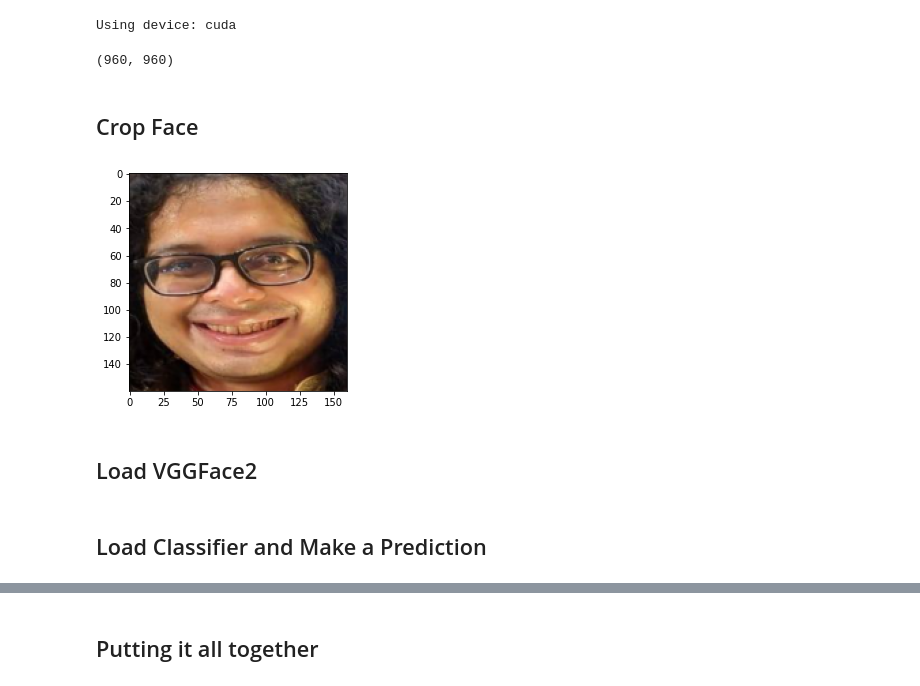
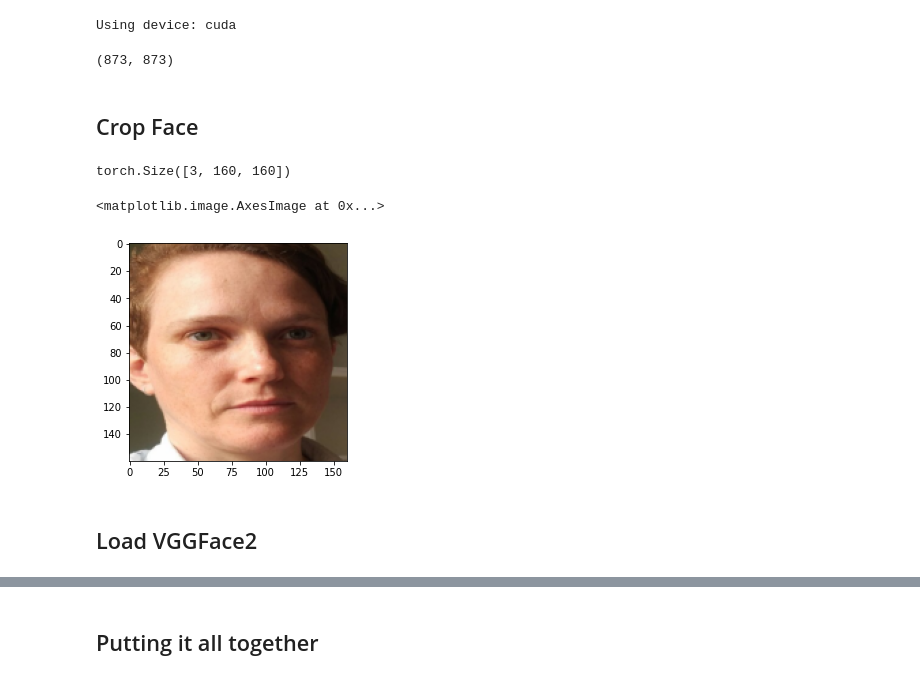
Before and after one commit to rohanfaiyazkhan/deeplearningproject, a Jupyter notebook: vggface2_and_lime.ipynb, the cells around one changed output, grey strips where cells are left out. Cells and saved outputs as stored; diff of their text form; code cells hidden in the pictures.

```diff
--- a/vggface2_and_lime.ipynb
+++ b/vggface2_and_lime.ipynb
@@ -19,12 +19,12 @@ print('Using device:', device)
 # %% [output]
 Using device: cuda
 # %%
-path_to_img = r'./rohan.jpg'
+path_to_img = r'./sample_images/sample_2.jpg'
 
 img = Image.open(path_to_img)
 
 img.size
 # %% [output]
-(960, 960)
+(873, 873)
 # %% [markdown]
 ## Crop Face
@@ -40,15 +30,0 @@ faces = mtcnn(img)
-# %%
-# Visualize
-num_faces = len(faces)
-
-if num_faces > 1:
-    fig, axes = plt.subplots(1, len(faces))
-
-    for face, ax in zip(faces, axes):
-        ax.imshow(face.permute(1, 2, 0).int().numpy())
-        ax.axis('off')
-    fig.show()
-elif num_faces == 1:
-    plt.imshow(faces[0].permute(1, 2, 0).int().numpy())
-# %% [output]
-[figure, removed]
@@ -58,4 +31,14 @@ Image.fromarray(img_arr).save('./sample_face_crop.jpg')
+# %%
+from crop_face import crop_faces, convert_face_tensor_to_numpy_array
+
+face = crop_faces("./sample_images/sample_2.jpg", keep_all=False)
+# %%
+face.shape
+# %% [output]
+torch.Size([3, 160, 160])
 # %%
-def convert_face_tensor_to_numpy_array(face_tensor):
-    return face_tensor.permute(1, 2, 0).int().numpy().astype(np.uint8)
+plt.imshow(face.permute(1, 2, 0).int().numpy())
+# %% [output]
+<matplotlib.image.AxesImage at 0x...>
+[figure, added]
 # %%
@@ -91,2 +49,0 @@ resnet_model = prepare_resnet_model()
-# %% [markdown]
-## Load Classifier and Make a Prediction
```
Also changed, not shown: parts of 19 cells of this notebook, 12 other files.
